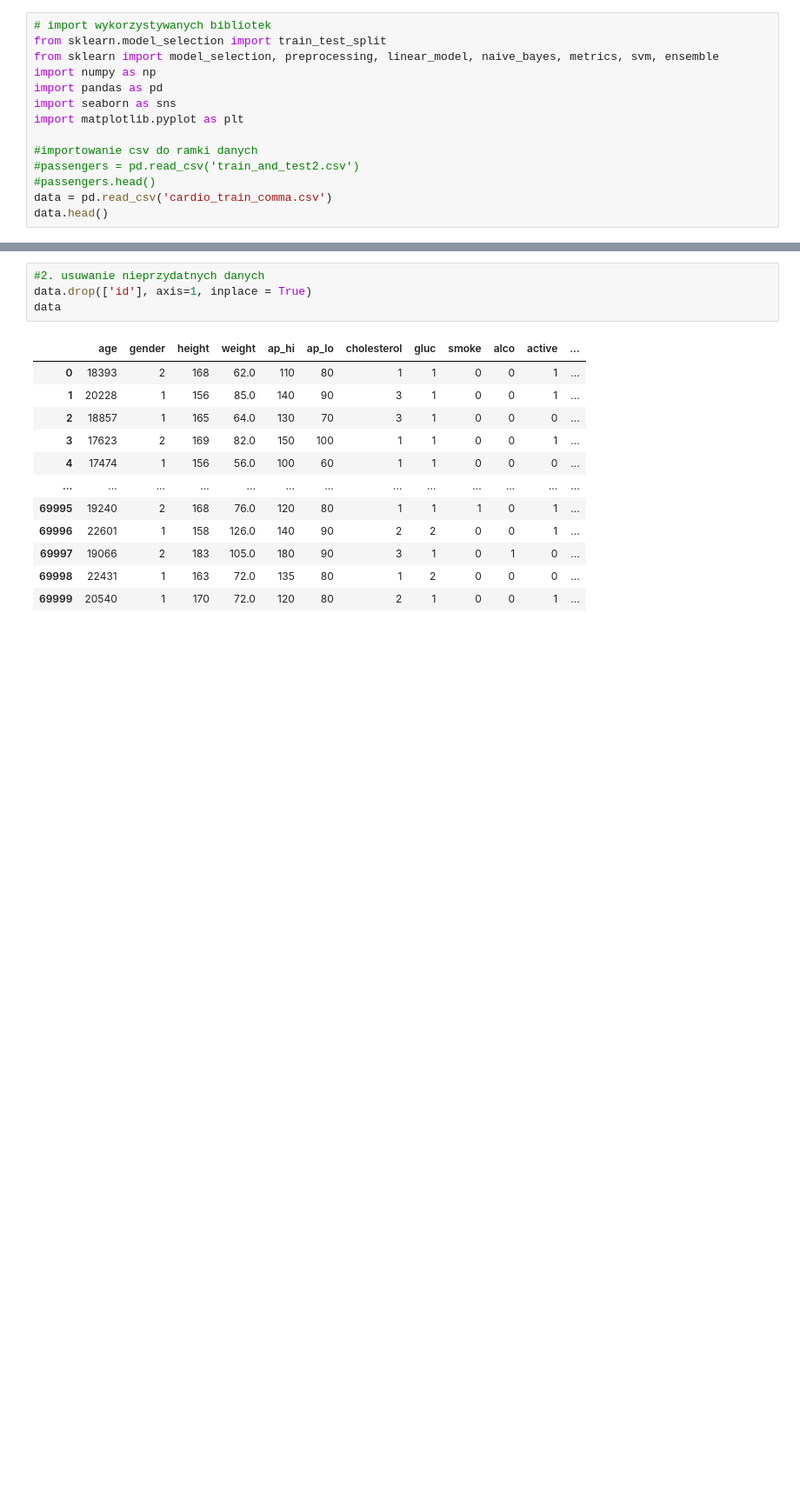
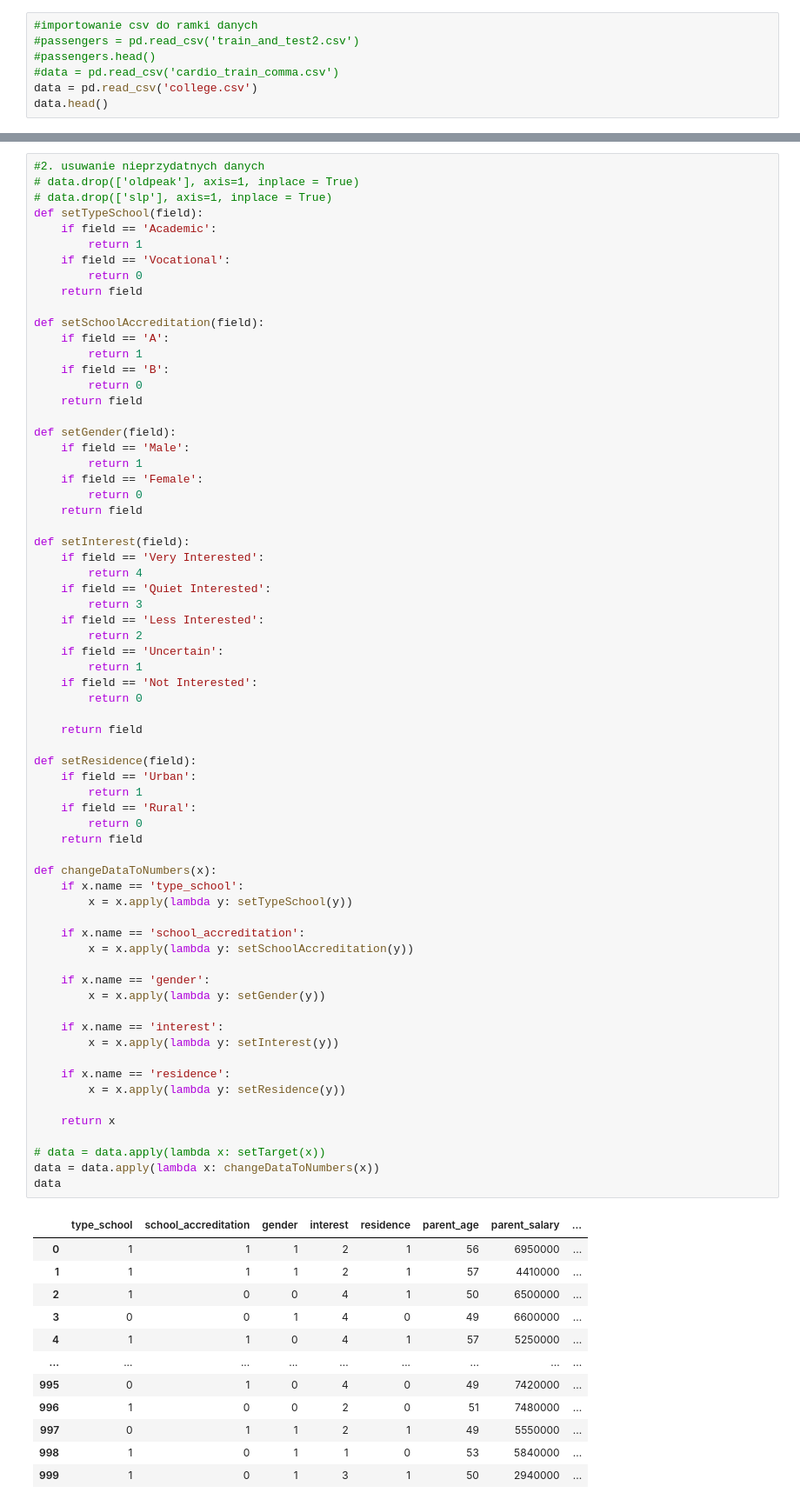
Before and after one commit to GondaK/ProjektUczenieMaszynowe, a Jupyter notebook: projekt.ipynb, the cells around one changed output, grey strips where cells are left out. Shown: that part at 87% size. Cells and saved outputs as stored; diff of their text form; blank space fills up the shorter version.

```diff
--- a/projekt.ipynb
+++ b/projekt.ipynb
@@ -1,15 +10,8 @@
 # %%
-# import wykorzystywanych bibliotek
-from sklearn.model_selection import train_test_split
-from sklearn import model_selection, preprocessing, linear_model, naive_bayes, metrics, svm, ensemble
-import numpy as np
-import pandas as pd
-import seaborn as sns
-import matplotlib.pyplot as plt
-
 #importowanie csv do ramki danych
 #passengers = pd.read_csv('train_and_test2.csv')
 #passengers.head()
-data = pd.read_csv('cardio_train_comma.csv')
+#data = pd.read_csv('cardio_train_comma.csv')
+data = pd.read_csv('college.csv')
 data.head()
 # %% [output]
@@ -54,17 +47,80 @@ False
 # %%
 #2. usuwanie nieprzydatnych danych
-data.drop(['id'], axis=1, inplace = True)
+# data.drop(['oldpeak'], axis=1, inplace = True)
+# data.drop(['slp'], axis=1, inplace = True)
+def setTypeSchool(field):
+    if field == 'Academic':
+        return 1
+    if field == 'Vocational':
+        return 0
+    return field
+
+def setSchoolAccreditation(field):
+    if field == 'A':
+        return 1
+    if field == 'B':
+        return 0
+    return field
+
+def setGender(field):
+    if field == 'Male':
+        return 1
+    if field == 'Female':
+        return 0
+    return field
+
+def setInterest(field):
+    if field == 'Very Interested':
+        return 4
+    if field == 'Quiet Interested':
+        return 3
+    if field == 'Less Interested':
+        return 2
+    if field == 'Uncertain':
+        return 1
+    if field == 'Not Interested':
+        return 0
+
+    return field
+
+def setResidence(field):
+    if field == 'Urban':
+        return 1
+    if field == 'Rural':
+        return 0
+    return field
+
+def changeDataToNumbers(x):
+    if x.name == 'type_school':
+        x = x.apply(lambda y: setTypeSchool(y))
+
+    if x.name == 'school_accreditation':
+        x = x.apply(lambda y: setSchoolAccreditation(y))
+
+    if x.name == 'gender':
+        x = x.apply(lambda y: setGender(y))
+
+    if x.name == 'interest':
+        x = x.apply(lambda y: setInterest(y))
+
+    if x.name == 'residence':
+        x = x.apply(lambda y: setResidence(y))
+
+    return x
+
+# data = data.apply(lambda x: setTarget(x))
+data = data.apply(lambda x: changeDataToNumbers(x))
 data
 # %% [output]
-|  | age | gender | height | weight | ap_hi | ap_lo | cholesterol | gluc | smoke | alco | active | ... |
-| 0 | 18393 | 2 | 168 | 62.0 | 110 | 80 | 1 | 1 | 0 | 0 | 1 | ... |
-| 1 | 20228 | 1 | 156 | 85.0 | 140 | 90 | 3 | 1 | 0 | 0 | 1 | ... |
-| 2 | 18857 | 1 | 165 | 64.0 | 130 | 70 | 3 | 1 | 0 | 0 | 0 | ... |
-| 3 | 17623 | 2 | 169 | 82.0 | 150 | 100 | 1 | 1 | 0 | 0 | 1 | ... |
-| 4 | 17474 | 1 | 156 | 56.0 | 100 | 60 | 1 | 1 | 0 | 0 | 0 | ... |
-| ... | ... | ... | ... | ... | ... | ... | ... | ... | ... | ... | ... | ... |
-| 69995 | 19240 | 2 | 168 | 76.0 | 120 | 80 | 1 | 1 | 1 | 0 | 1 | ... |
-| 69996 | 22601 | 1 | 158 | 126.0 | 140 | 90 | 2 | 2 | 0 | 0 | 1 | ... |
-| 69997 | 19066 | 2 | 183 | 105.0 | 180 | 90 | 3 | 1 | 0 | 1 | 0 | ... |
-| 69998 | 22431 | 1 | 163 | 72.0 | 135 | 80 | 1 | 2 | 0 | 0 | 0 | ... |
-| 69999 | 20540 | 1 | 170 | 72.0 | 120 | 80 | 2 | 1 | 0 | 0 | 1 | ... |
+|  | type_school | school_accreditation | gender | interest | residence | parent_age | parent_salary | ... |
+| 0 | 1 | 1 | 1 | 2 | 1 | 56 | 6950000 | ... |
+| 1 | 1 | 1 | 1 | 2 | 1 | 57 | 4410000 | ... |
+| 2 | 1 | 0 | 0 | 4 | 1 | 50 | 6500000 | ... |
+| 3 | 0 | 0 | 1 | 4 | 0 | 49 | 6600000 | ... |
+| 4 | 1 | 1 | 0 | 4 | 1 | 57 | 5250000 | ... |
+| ... | ... | ... | ... | ... | ... | ... | ... | ... |
+| 995 | 0 | 1 | 0 | 4 | 0 | 49 | 7420000 | ... |
+| 996 | 1 | 0 | 0 | 2 | 0 | 51 | 7480000 | ... |
+| 997 | 0 | 1 | 1 | 2 | 1 | 49 | 5550000 | ... |
+| 998 | 1 | 0 | 1 | 1 | 0 | 53 | 5840000 | ... |
+| 999 | 1 | 0 | 1 | 3 | 1 | 50 | 2940000 | ... |
```
Also changed, not shown: parts of 22 cells of this notebook, 14 other files.
